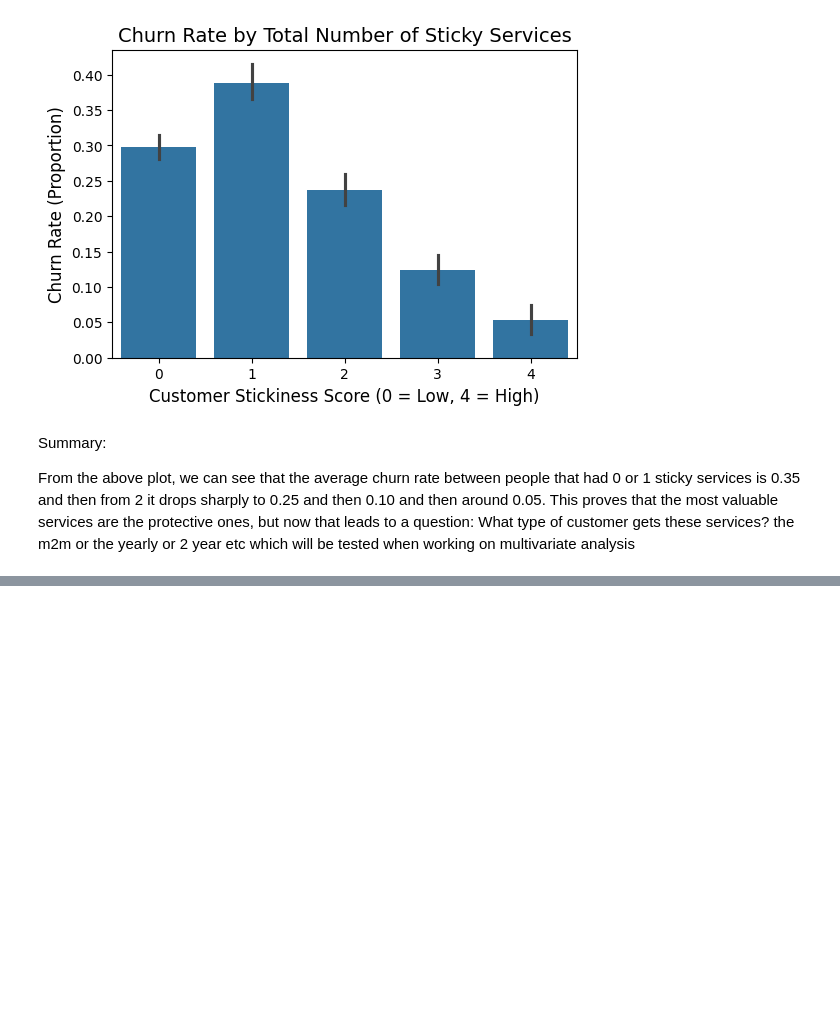
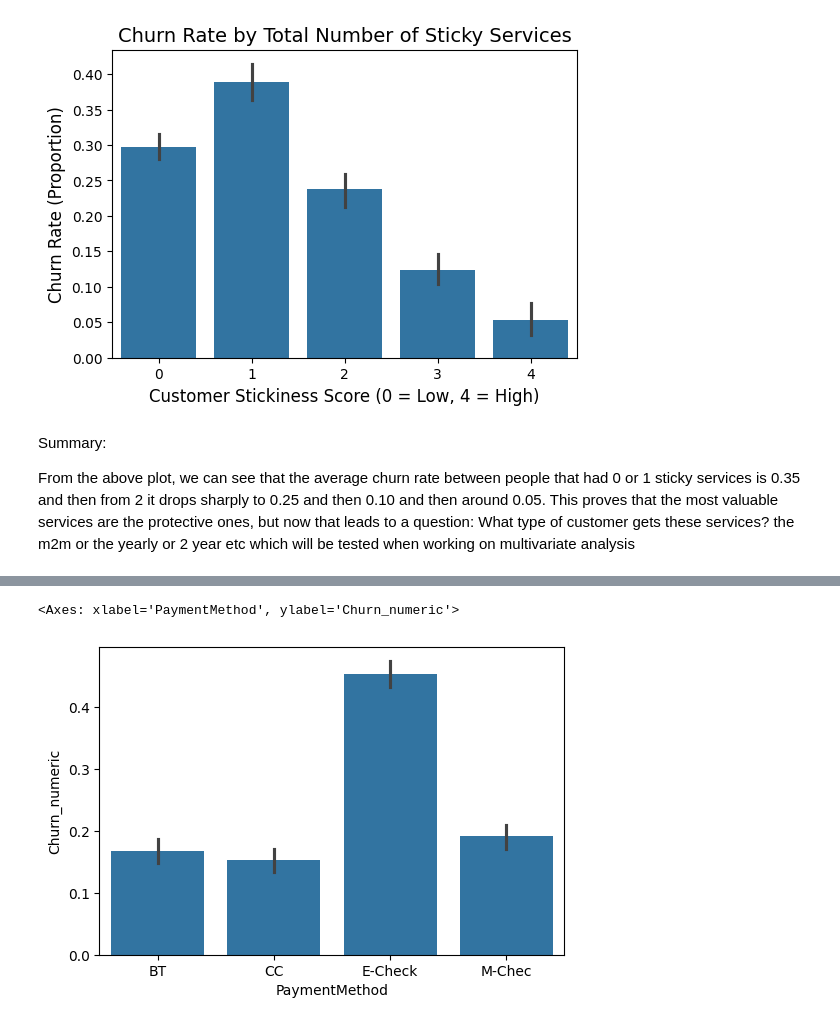
Before and after one commit to N-anle/TelecomChurnAnalysis, a Jupyter notebook: notebook.ipynb, the cells around one changed output, grey strips where cells are left out. Saved outputs shown, nothing was run; the diff lists cells and outputs as text; code cells hidden in the pictures; blank space fills up the shorter version.

```diff
--- a/notebook.ipynb
+++ b/notebook.ipynb
@@ -666,0 +678,20 @@ From the above plot, we can see that the average churn rate between people that
+# %%
+temp_df = df
+mapping = {
+    'Bank transfer (automatic)' : 'BT',
+    'Credit card (automatic)' : 'CC',
+    'Electronic check' : 'E-Check',
+    'Mailed check' : 'M-Chec'
+}
+
+temp_df['PaymentMethod'] = temp_df['PaymentMethod'].replace(mapping)
+# %%
+plt.figure(figsize=(6,4))
+sns.barplot(
+    data = temp_df,
+    x= 'PaymentMethod',
+    y = 'Churn_numeric'
+)
+# %% [output]
+<Axes: xlabel='PaymentMethod', ylabel='Churn_numeric'>
+[figure, added]
```
Also changed, not shown: parts of 9 cells of this notebook.
